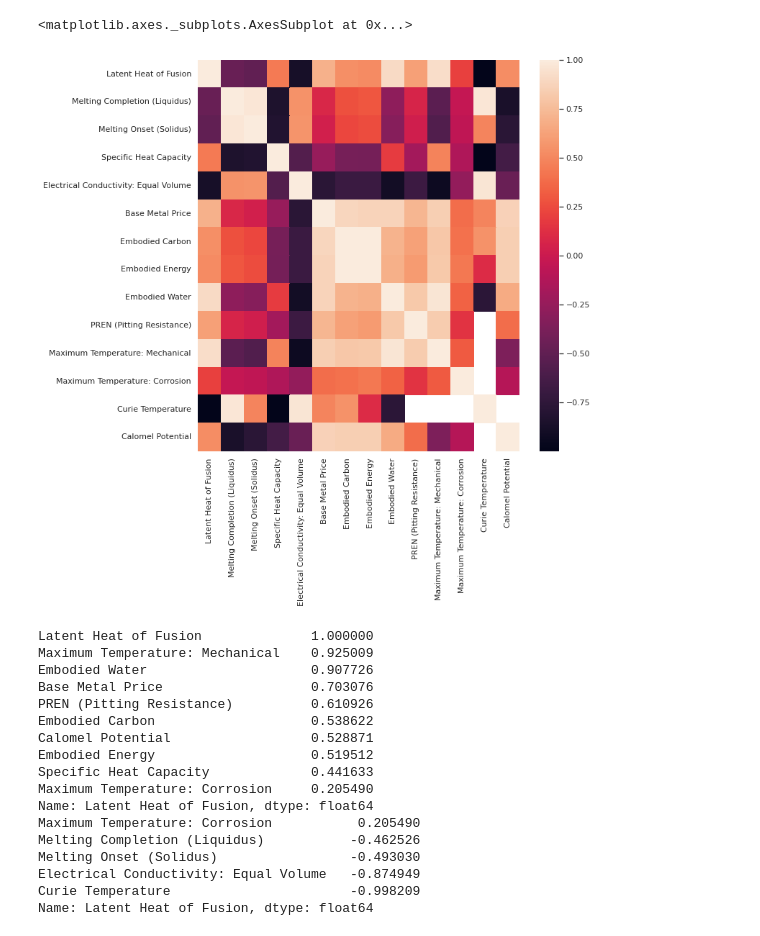
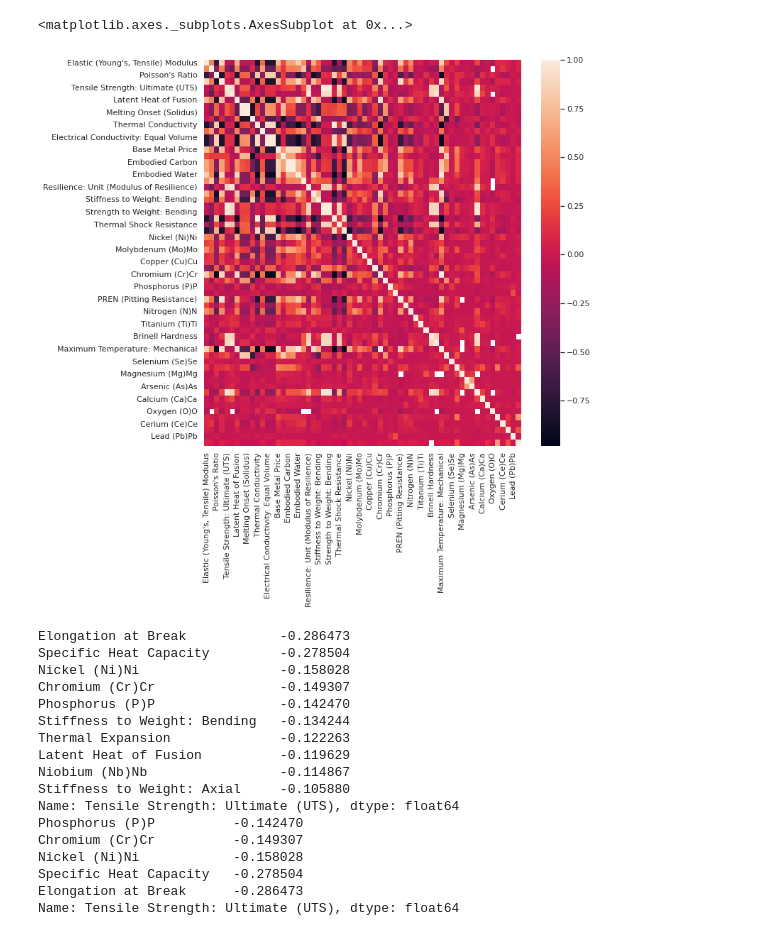
Before and after one commit to dovahkiin0022/dummy_group_repository, a Jupyter notebook: group_project.ipynb, the cells around one changed output. Cells and saved outputs as stored; diff of their text form; code cells hidden in the pictures.

```diff
--- a/group_project.ipynb
+++ b/group_project.ipynb
@@ -101,32 +132,31 @@ plt.legend(bbox_to_anchor=(1.05, 1), loc=2, borderaxespad=0.)
 # %%
 #coorelation heatmap
-numeric_data = df_train.select_dtypes(include=[np.number])
-categorical_data = df_train.select_dtypes(exclude=[np.number])
+numeric_data = df.select_dtypes(include=[np.number])
+categorical_data = df.select_dtypes(exclude=[np.number])
+corr = numeric_data.corr()
+plt.figure(figsize=(10, 10))
+sns.heatmap(corr)
+# %% [output]
+<matplotlib.axes._subplots.AxesSubplot at 0x...>
+[figure, added]
-# %%
-corr = numeric_data.corr()
-plt.figure(figsize=(10, 10))
-sns.heatmap(corr)
-# %% [output]
-<matplotlib.axes._subplots.AxesSubplot at 0x...>
-[figure, removed]
 # %%
-print (corr['Latent Heat of Fusion'].sort_values(ascending=False)[:10]) #top 10 correlations
-print (corr['Latent Heat of Fusion'].sort_values(ascending=False)[-5:]) #least 5 correlations
+print (corr['Tensile Strength: Ultimate (UTS)'].sort_values(ascending=True)[:10]) #top 10 correlations
+print (corr['Tensile Strength: Ultimate (UTS)'].sort_values(ascending=False)[-5:]) #least 5 correlations
 # %% [output]
-Latent Heat of Fusion              1.000000
-Maximum Temperature: Mechanical    0.925009
-Embodied Water                     0.907726
-Base Metal Price                   0.703076
-PREN (Pitting Resistance)          0.610926
-Embodied Carbon                    0.538622
-Calomel Potential                  0.528871
-Embodied Energy                    0.519512
-Specific Heat Capacity             0.441633
-Maximum Temperature: Corrosion     0.205490
-Name: Latent Heat of Fusion, dtype: float64
-Maximum Temperature: Corrosion           0.205490
-Melting Completion (Liquidus)           -0.462526
-Melting Onset (Solidus)                 -0.493030
-Electrical Conductivity: Equal Volume   -0.874949
-Curie Temperature                       -0.998209
-Name: Latent Heat of Fusion, dtype: float64
+Elongation at Break            -0.286473
+Specific Heat Capacity         -0.278504
+Nickel (Ni)Ni                  -0.158028
+Chromium (Cr)Cr                -0.149307
+Phosphorus (P)P                -0.142470
+Stiffness to Weight: Bending   -0.134244
+Thermal Expansion              -0.122263
+Latent Heat of Fusion          -0.119629
+Niobium (Nb)Nb                 -0.114867
+Stiffness to Weight: Axial     -0.105880
+Name: Tensile Strength: Ultimate (UTS), dtype: float64
+Phosphorus (P)P          -0.142470
+Chromium (Cr)Cr          -0.149307
+Nickel (Ni)Ni            -0.158028
+Specific Heat Capacity   -0.278504
+Elongation at Break      -0.286473
+Name: Tensile Strength: Ultimate (UTS), dtype: float64
```
Also changed, not shown: parts of 22 cells of this notebook.
